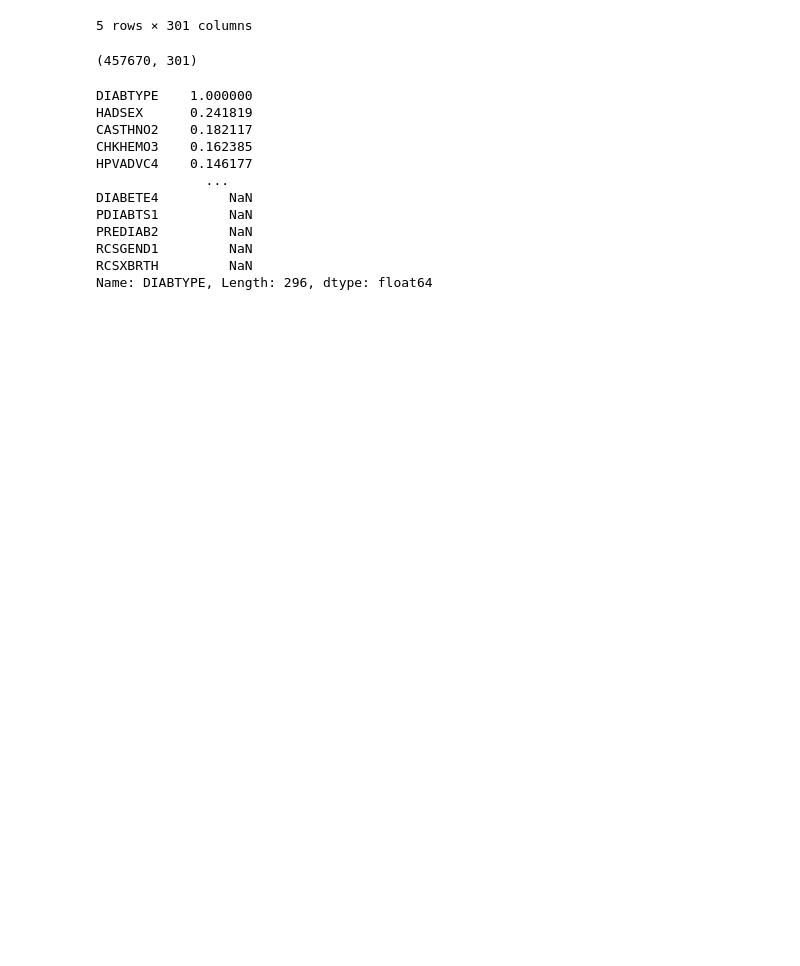
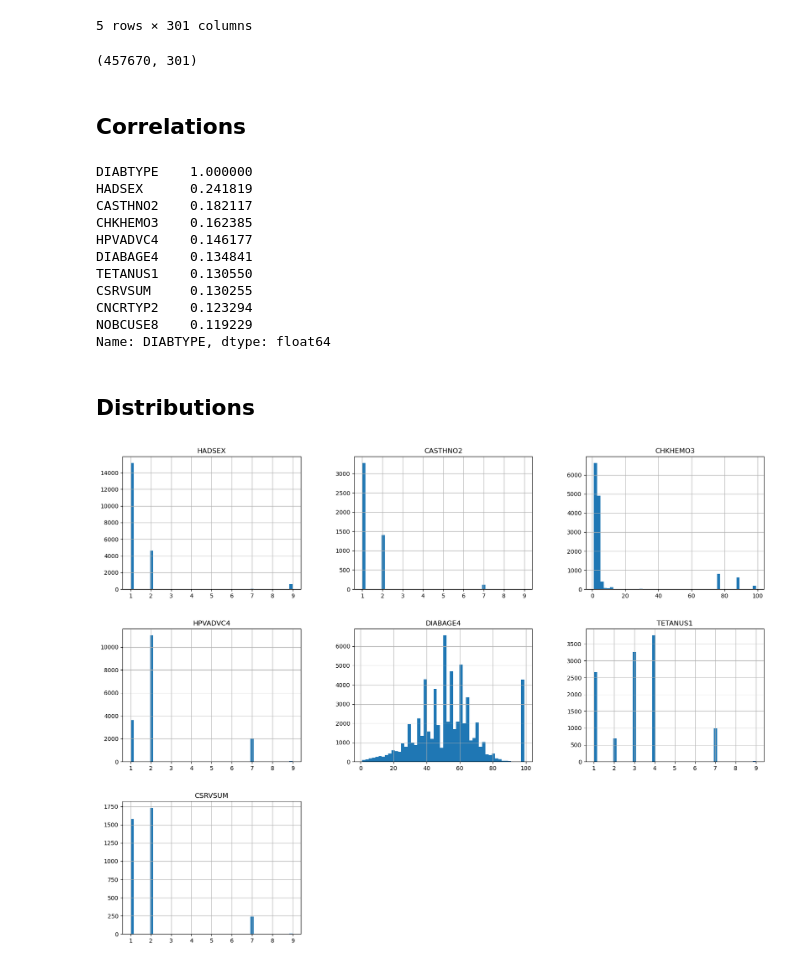
Before and after one commit to TimothyHHMai/diabetes-analysis, a Jupyter notebook: notebooks/data_acquisition.ipynb, the cells around one changed output. Cells and saved outputs as stored; diff of their text form; code cells hidden in the pictures; blank space fills up the shorter version.

```diff
--- a/notebooks/data_acquisition.ipynb
+++ b/notebooks/data_acquisition.ipynb
@@ -27,0 +25,2 @@ col = ['ECERANY2']
+# %% [markdown]
+## Correlations
@@ -28,7 +29,7 @@ col = ['ECERANY2']
 # %%
 # correlation values
 
-corr = df.corr(numeric_only=True)["DIABTYPE"].sort_values(ascending=False)
+corr = df.corr(numeric_only=True)["DIABTYPE"].sort_values(ascending=False).head(10)
 print(corr)
 # %% [output]
 DIABTYPE    1.000000
@@ -36,10 +37,23 @@ HADSEX      0.241819
 CASTHNO2    0.182117
 CHKHEMO3    0.162385
 HPVADVC4    0.146177
-              ...
-DIABETE4         NaN
-PDIABTS1         NaN
-PREDIAB2         NaN
-RCSGEND1         NaN
-RCSXBRTH         NaN
-Name: DIABTYPE, Length: 296, dtype: float64
+DIABAGE4    0.134841
+TETANUS1    0.130550
+CSRVSUM     0.130255
+CNCRTYP2    0.123294
+NOBCUSE8    0.119229
+Name: DIABTYPE, dtype: float64
+# %%
+# columns
+col = ['HADSEX', 'CASTHNO2', 'CHKHEMO3', 'HPVADVC4', 'DIABAGE4', 'TETANUS1', 'CSRVSUM']
+# %% [markdown]
+## Distributions
+# %%
+import matplotlib.pyplot as plt
+
+dist = df[col]
+
+dist.hist(bins=50, figsize=(20,15))
+plt.show()
+# %% [output]
+[figure, added]
```
Also changed, not shown: parts of 2 cells of this notebook.
